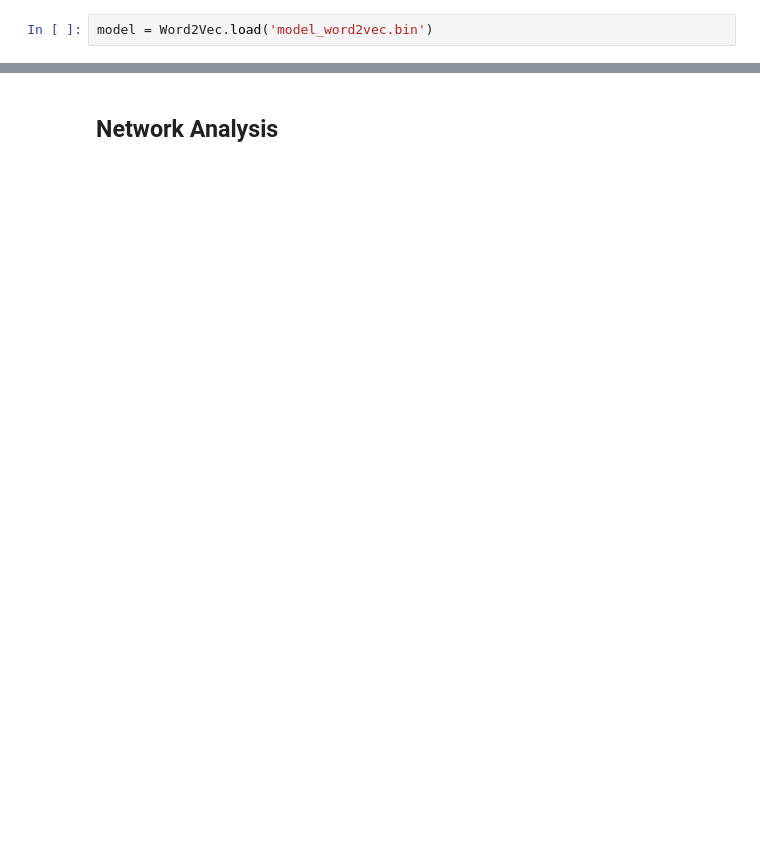
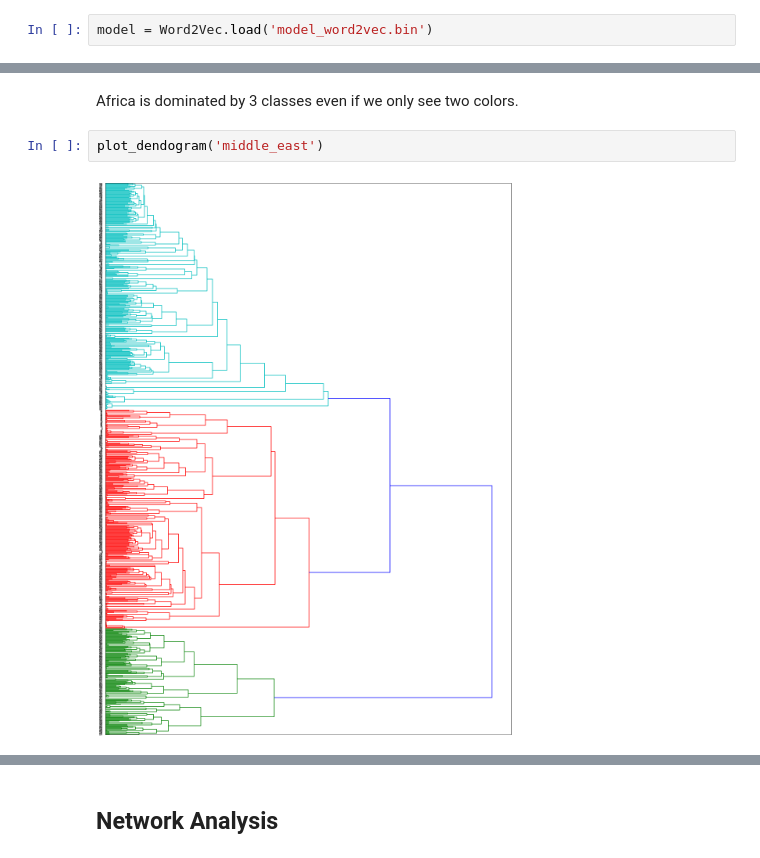
Before and after one commit to KennethThNg/Project, a Jupyter notebook: src/data_exploration.ipynb, the cells around one changed output, grey strips where cells are left out. Saved outputs shown, nothing was run; the diff lists cells and outputs as text; blank space fills up the shorter version.

```diff
--- a/src/data_exploration.ipynb
+++ b/src/data_exploration.ipynb
@@ -629,0 +673,6 @@ plt.show()
+# %% [markdown]
+Africa is dominated by 3 classes even if we only see two colors.
+# %%
+plot_dendogram('middle_east')
+# %% [output]
+[figure, added]
```
Also changed, not shown: parts of 36 cells of this notebook, 6 other files.
